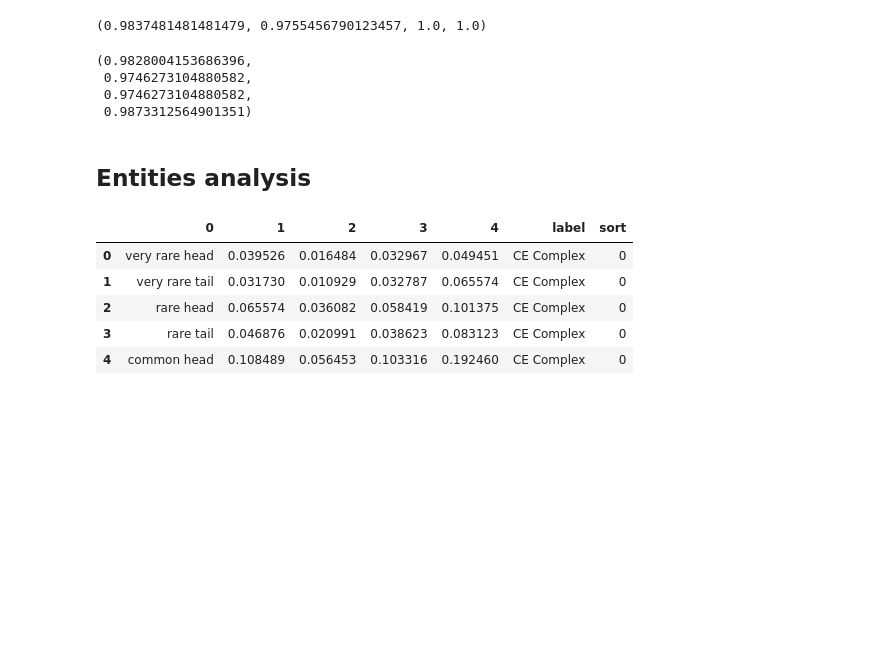
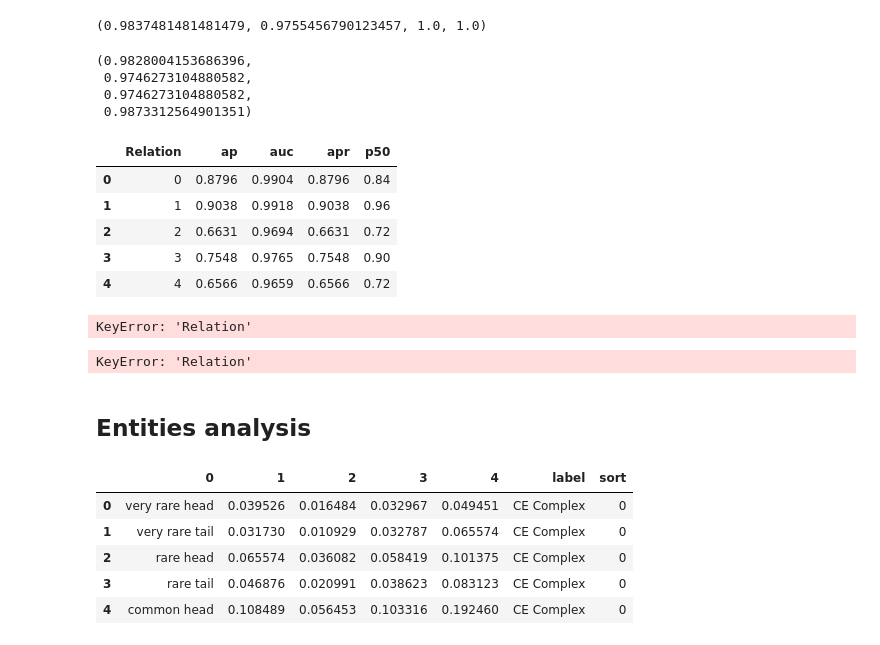
Before and after one commit to NinaCalvi/Aladdin, a Jupyter notebook: biolink/PSE_res_ANALYSIS/PSE Analysis.ipynb, the cells around one changed output. Drawn from its saved outputs; the diff is of its cells as text; code cells hidden in the pictures; blank space fills up the shorter version.

```diff
--- a/biolink/PSE_res_ANALYSIS/PSE Analysis.ipynb
+++ b/biolink/PSE_res_ANALYSIS/PSE Analysis.ipynb
@@ -652,3 +676,52 @@ auc_pw_t['auc'].mean(), auc_pw_t['apr'].mean(), auc_pw_t['ap'].mean(), auc_pw_t[
+# %%
+ce_cp_auc_path_10 = 'AUC/AUC_cplex.out'
+bce_cp_auc_path_10 = 'AUC/AUC_CPLEX_BCE.out'
+ce_t_auc_path_10 = 'AUC/AUC_tuck_pse.out'
+bce_t_auc_path_10 = 'AUC/tBCE_pse_AUC.out'
+ph_cp_path_auc_10 = 'pse_CPH_AUC.out'
+pw_cp_path_auc_10 = 'pse_CPW_AUC2.out'
+ph_tu_path_auc_10 = 'pse_TPH_AUC.out'
+pw_tu_path_auc_10 = 'AUC/pse_TPW_AUC2.out'
+# %%
+auc_ce_cp_10 = get_auc_10(ce_cp_auc_path_10)
+auc_bce_cp_10 = get_auc_10(bce_cp_auc_path)
+auc_ce_t_10 = get_auc_10(ce_t_auc_path)
+auc_bce_t_10 = get_auc_10(bce_t_auc_path)
+auc_ph_cp_10 = get_auc_10(ph_cp_path_auc_10)
+auc_pw_cp_10 = get_auc_10(pw_cp_path_auc_10)
+auc_ph_t_10 = get_auc_10(ph_tu_path_auc_10)
+auc_pw_t_10 = get_auc_10(pw_tu_path_auc_10)
+# %%
+auc_pw_t_10.head()
+# %% [output]
+|  | Relation | ap | auc | apr | p50 |
+| 0 | 0 | 0.8796 | 0.9904 | 0.8796 | 0.84 |
+| 1 | 1 | 0.9038 | 0.9918 | 0.9038 | 0.96 |
+| 2 | 2 | 0.6631 | 0.9694 | 0.6631 | 0.72 |
+| 3 | 3 | 0.7548 | 0.9765 | 0.7548 | 0.90 |
+| 4 | 4 | 0.6566 | 0.9659 | 0.6566 | 0.72 |
+# %%
+set_occurrence(auc_ce_cp_10)
+set_occurrence(auc_bce_cp_10)
+set_occurrence(auc_ce_t_10)
+set_occurrence(auc_bce_t_10)
+set_occurrence(auc_ph_cp_10)
+set_occurrence(auc_pw_cp_10)
+set_occurrence(auc_ph_t_10)
+set_occurrence(auc_pw_t_10)
+# %% [output]
+KeyError: 'Relation'
+# %%
+auc_ce_cp_10['relation label'] = auc_ce_cp_10['Relation'].apply(lambda x: how_common(x))
+auc_ce_t_10['relation label'] = auc_ce_t_10['Relation'].apply(lambda x: how_common(x))
+auc_bce_t_10['relation label'] = auc_bce_t_10['Relation'].apply(lambda x: how_common(x))
+auc_bce_cp['relation label'] = auc_bce_cp_10['Relation'].apply(lambda x: how_common(x))
+auc_pw_cp_10['relation label'] = auc_pw_cp_10['Relation'].apply(lambda x: how_common(x))
+auc_pw_t_10['relation label'] = auc_pw_t_10['Relation'].apply(lambda x: how_common(x))
+auc_ph_t_10['relation label'] = auc_ph_t_10['Relation'].apply(lambda x: how_common(x))
+auc_ph_cp_10['relation label'] = auc_ph_cp_10['Relation'].apply(lambda x: how_common(x))
+# %% [output]
+KeyError: 'Relation'
 # %% [markdown]
 ## Entities analysis
 # %%
```
Also changed, not shown: parts of 5 cells of this notebook, 7 other files.
